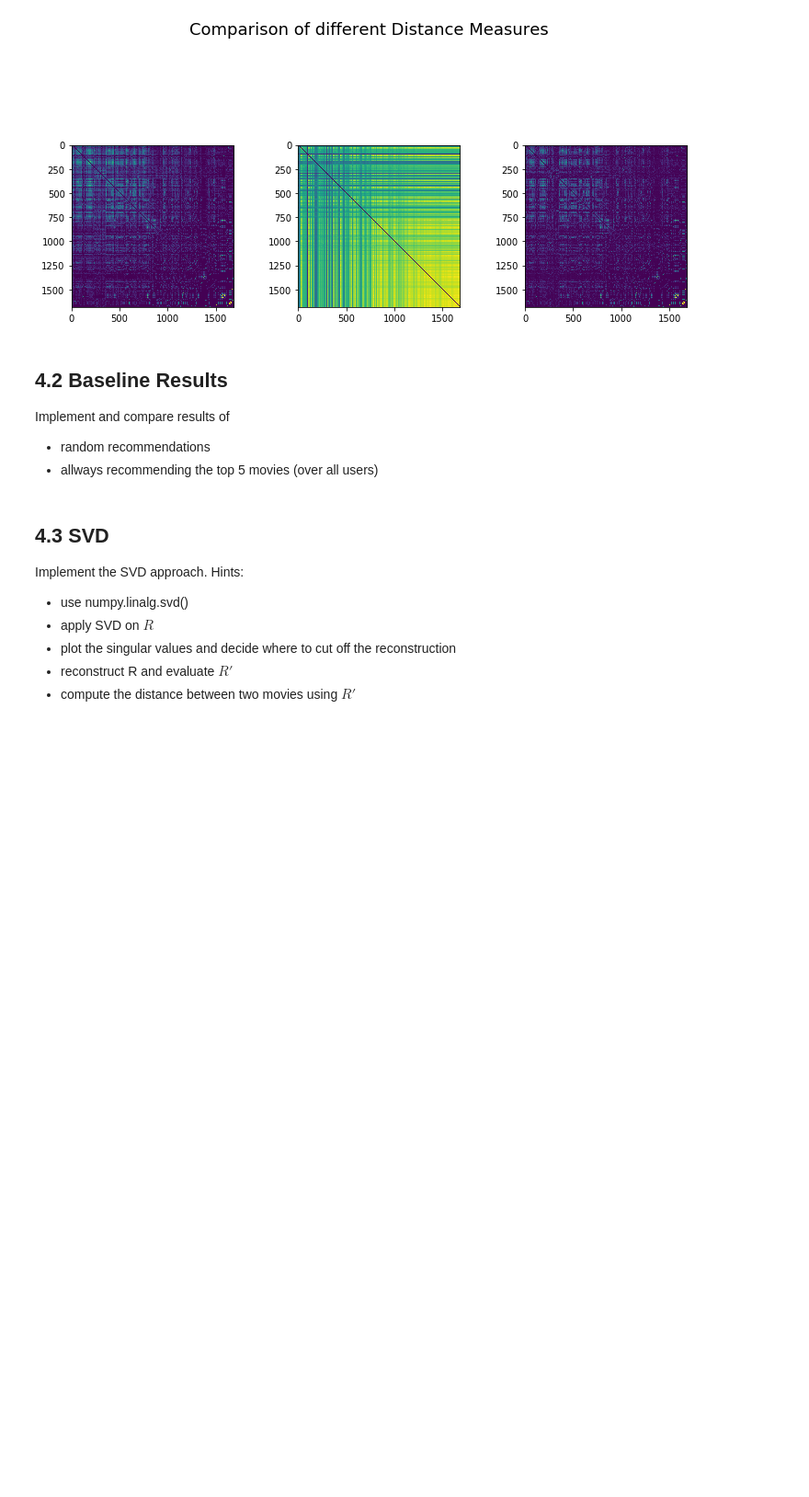
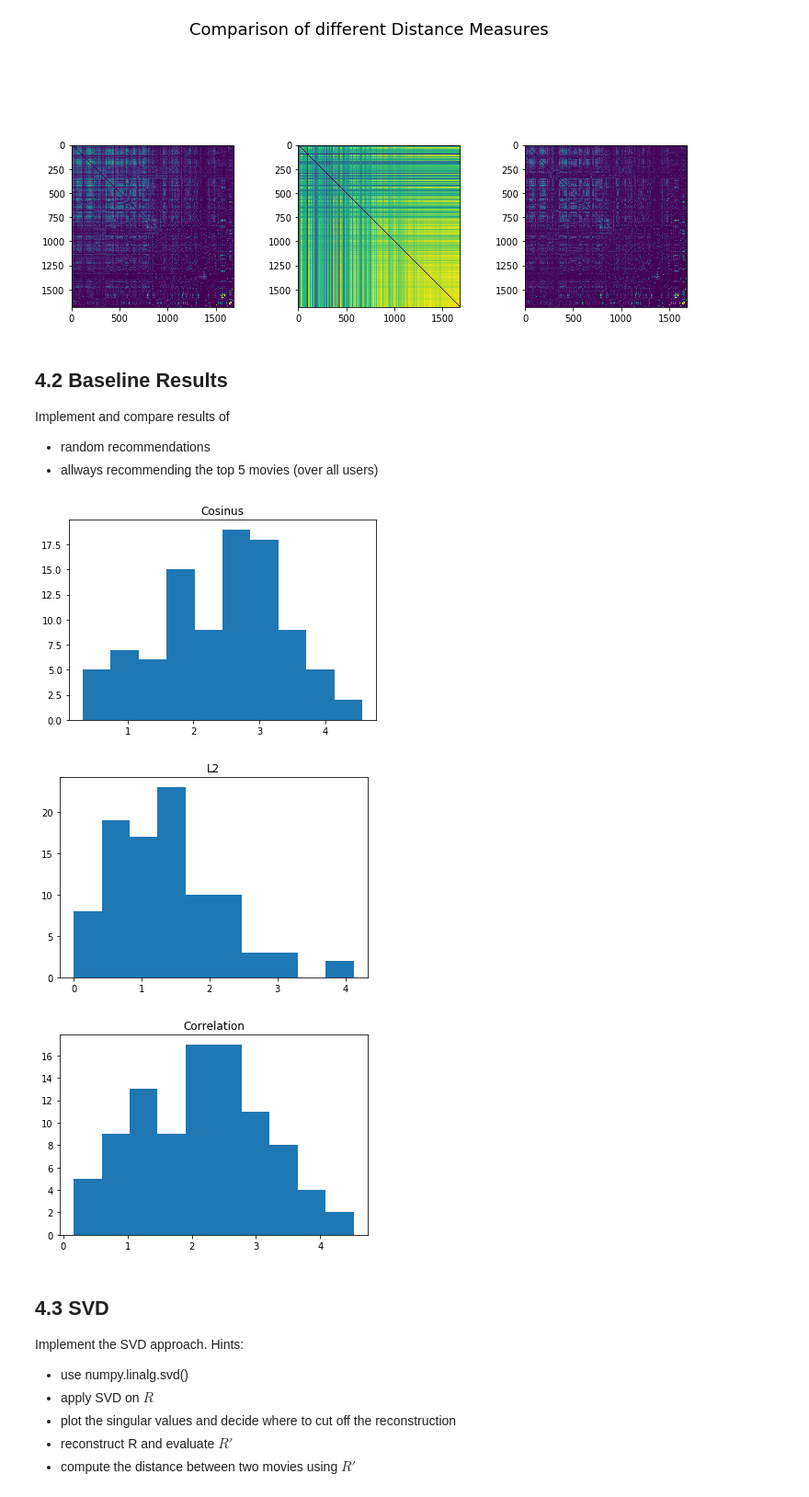
Before and after one commit to apfoertn/DataScienceSS20, a Jupyter notebook: Exercises/2_b_Recommender_SVD.ipynb, the cells around one changed output. Shown at 92% size. Saved outputs shown, nothing was run; the diff lists cells and outputs as text; code cells hidden in the pictures; blank space fills up the shorter version.

```diff
--- a/Exercises/2_b_Recommender_SVD.ipynb
+++ b/Exercises/2_b_Recommender_SVD.ipynb
@@ -30,7 +30,7 @@ ratings = pd.read_csv(path+'/DATA/movielens100k/u.data', sep='\t', names=r_cols,
 m_cols=['movie_id', 'title', 'release date', 'video release date', 'IMDb_URL', 'unknown', 'Action', 'Adventure', 'Animation', 'Childrens', 'Comedy', 'Crime', 'Documentary', 'Drama', 'Fantasy', 'Film-Noir', 'Horror', 'Musical', 'Mystery', 'Romance', 'Sci-Fi', 'Thriller', 'War', 'Western']
 movies = pd.read_csv(path+'/DATA/movielens100k/u.item', sep='|', names=m_cols ,encoding = "ISO-8859-1" )
 # %%
-def getTopN(movie_id,N=5):
+def getTopN(movie_id,D,N=5):
     return D[movie_id,:].argsort()[-N:]
 
 def getIDbyName(name):
@@ -115,6 +115,41 @@ plt.show()
 Implement and compare results of
 * random recommendations
 * allways recommending the top 5 movies (over all users)
+# %%
+from sklearn.model_selection import train_test_split
+R_train, R_test = train_test_split(R, test_size=0.1)
+
+#cosine distance from lecture
+import scipy.spatial
+D=scipy.spatial.distance.squareform(scipy.spatial.distance.pdist(R.T, metric='cosine'))
+D=np.abs(np.nan_to_num( D-1)) #dist to similarity
+np.fill_diagonal(D,0) #set self-dist to zero
+#Euclidean
+DL2=scipy.spatial.distance.squareform(scipy.spatial.distance.pdist(R.T, metric='euclidean'))
+DL2=np.abs(np.nan_to_num( DL2-np.max(DL2)))
+np.fill_diagonal(DL2,0)
+#Correlation
+Dcor=scipy.spatial.distance.squareform(scipy.spatial.distance.pdist(R.T, metric='correlation'))
+Dcor=np.abs(np.nan_to_num( Dcor-1))
+np.fill_diagonal(Dcor,0)
+# %%
+test_D=test_Score(D,R_test)
+test_DL2=test_Score(DL2,R_test)
+test_Dcor=test_Score(Dcor,R_test)
+# %%
+plt.hist(test_D)
+plt.title('Cosinus')
+plt.show()
+plt.hist(test_DL2)
+plt.title('L2')
+plt.show()
+plt.hist(test_Dcor)
+plt.title('Correlation')
+plt.show()
+# %% [output]
+[figure, added]
+[figure, added]
+[figure, added]
 # %% [markdown]
 ## 4.3 SVD
 Implement the SVD approach. Hints:
```
Also changed, not shown: parts of 11 cells of this notebook.
